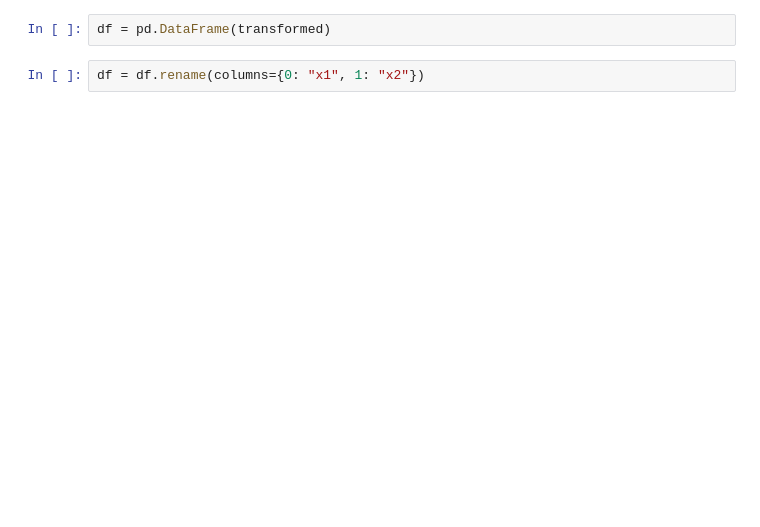
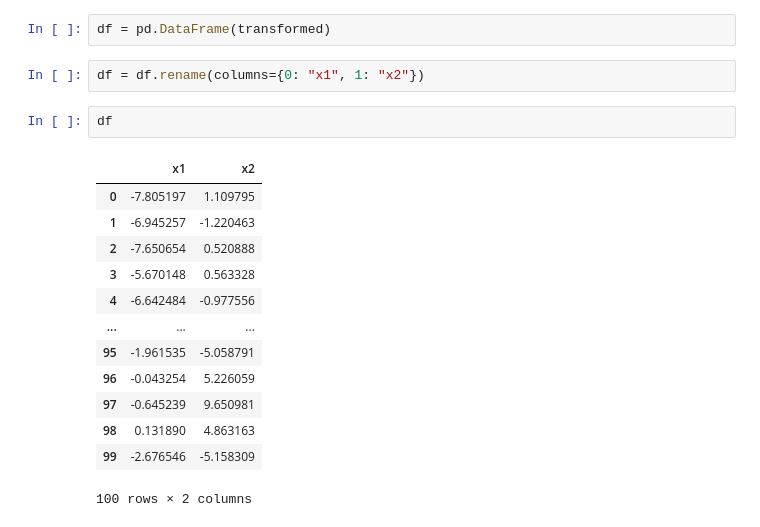
Before and after one commit to wendlerc/llm_labels, a Jupyter notebook: notebooks/visualize embeddings.ipynb, the cells around one changed output. Cells and saved outputs as stored; diff of their text form; blank space fills up the shorter version.

```diff
--- a/notebooks/visualize embeddings.ipynb
+++ b/notebooks/visualize embeddings.ipynb
@@ -40,6 +21,22 @@ array([[ -6.8104806 , -27.323717  ],
 df = pd.DataFrame(transformed)
 # %%
 df = df.rename(columns={0: "x1", 1: "x2"})
+# %%
+df
+# %% [output]
+|  | x1 | x2 |
+| 0 | -7.805197 | 1.109795 |
+| 1 | -6.945257 | -1.220463 |
+| 2 | -7.650654 | 0.520888 |
+| 3 | -5.670148 | 0.563328 |
+| 4 | -6.642484 | -0.977556 |
+| ... | ... | ... |
+| 95 | -1.961535 | -5.058791 |
+| 96 | -0.043254 | 5.226059 |
+| 97 | -0.645239 | 9.650981 |
+| 98 | 0.131890 | 4.863163 |
+| 99 | -2.676546 | -5.158309 |
+100 rows × 2 columns
 # %%
 groups = 5*[0] + 5*[1] + 5*[2] + 5*[3] + 5*[4] + 5*[5] + 5*[6] + 5*[7] + 5*[8] + 5*[9]
 groups += 5*[10] + 5*[11] + 5*[12] + 5*[13] + 5*[14] + 5*[15] + 5*[16] + 5*[17] + 5*[18] + 5*[19]
```
Also changed, not shown: parts of 4 cells of this notebook, 2 other files.
